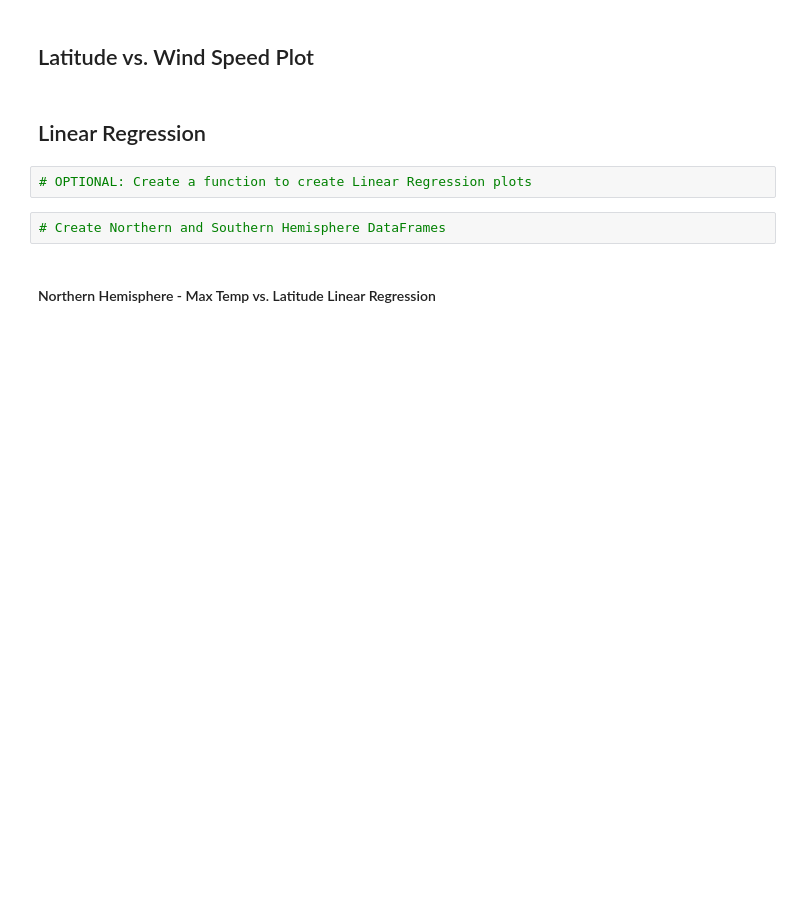
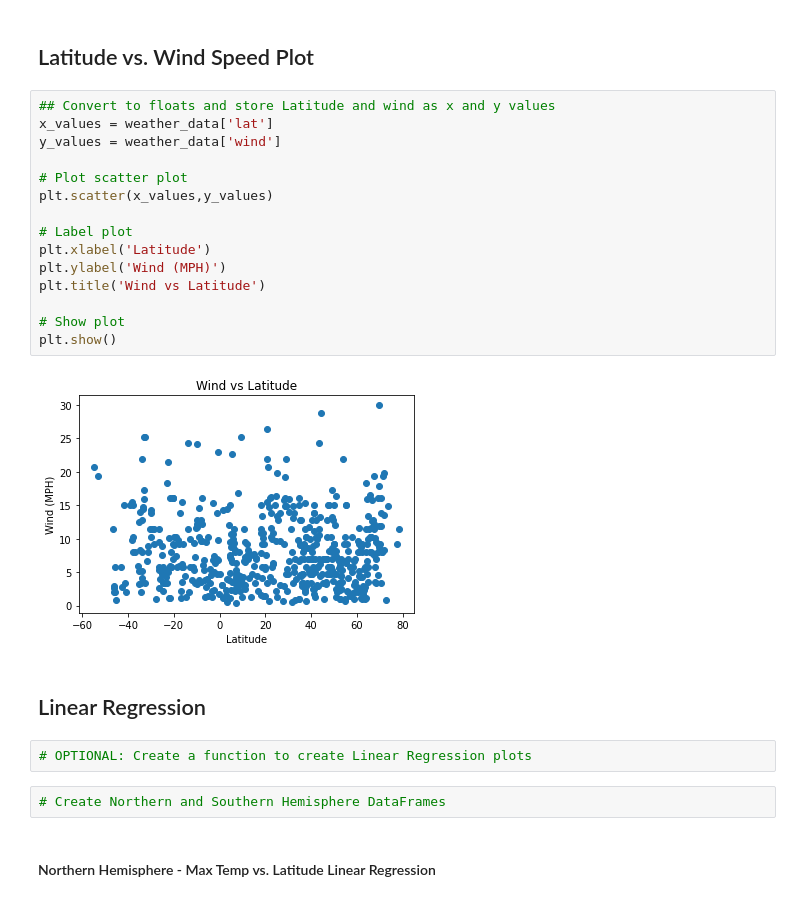
Before and after one commit to jeodaysju/python-api-challenge, a Jupyter notebook: WeatherPy.ipynb, the cells around one changed output. Drawn from its saved outputs; the diff is of its cells as text; blank space fills up the shorter version.

```diff
--- a/WeatherPy.ipynb
+++ b/WeatherPy.ipynb
@@ -136,5 +229,22 @@ weather_data.to_csv('Datafolder/weather_data_df.csv', index=False)
 # %% [markdown]
 ## Latitude vs. Wind Speed Plot
+# %%
+## Convert to floats and store Latitude and wind as x and y values
+x_values = weather_data['lat']
+y_values = weather_data['wind']
+
+# Plot scatter plot
+plt.scatter(x_values,y_values)
+
+# Label plot
+plt.xlabel('Latitude')
+plt.ylabel('Wind (MPH)')
+plt.title('Wind vs Latitude')
+
+# Show plot
+plt.show()
+# %% [output]
+[figure, added]
 # %% [markdown]
 ## Linear Regression
 # %%
```
Also changed, not shown: parts of 12 cells of this notebook, 2 other files.
